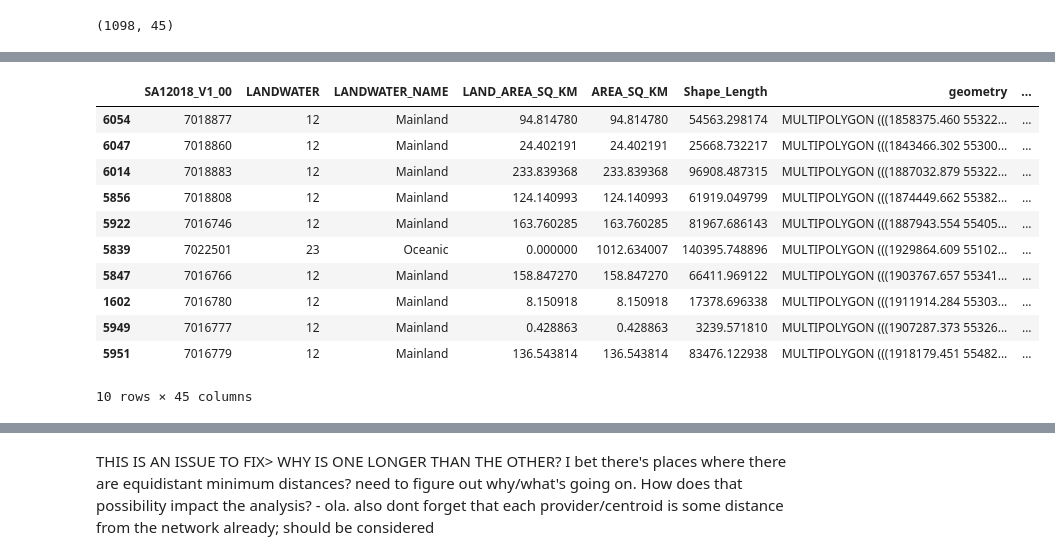
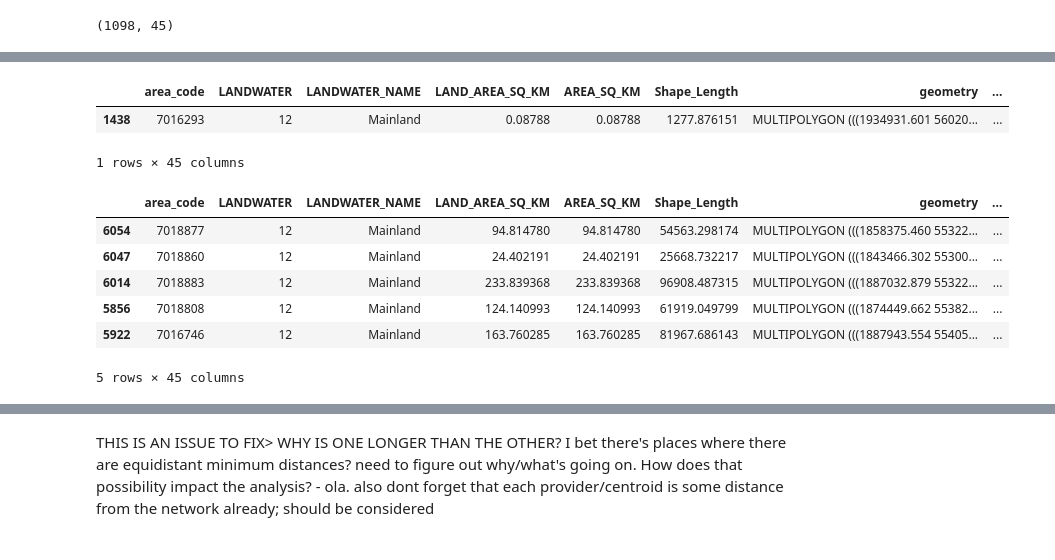
Before and after one commit to gsokolow/Flooding-and-Healthcare-2024, a Jupyter notebook: procedure/code/01-Jupyter_notebook.ipynb, the cells around one changed output, grey strips where cells are left out. Saved outputs shown, nothing was run; the diff lists cells and outputs as text; code cells hidden in the pictures.

```diff
--- a/procedure/code/01-Jupyter_notebook.ipynb
+++ b/procedure/code/01-Jupyter_notebook.ipynb
@@ -1239,0 +1281,3 @@ c_nearest_nodes.shape
+# %%
+# before joining, we need to make sure the columns we want to join on have the same name
+c_nearest_nodes = c_nearest_nodes.rename(columns={"SA12018_V1_00": "area_code"})
@@ -1240,15 +1355,16 @@ c_nearest_nodes.shape
+# %%
+extra_c.head()
+# %% [output]
+|  | area_code | LANDWATER | LANDWATER_NAME | LAND_AREA_SQ_KM | AREA_SQ_KM | Shape_Length | geometry | ... |
+| 1438 | 7016293 | 12 | Mainland | 0.08788 | 0.08788 | 1277.876151 | MULTIPOLYGON (((1934931.601 56020... | ... |
+1 rows × 45 columns
 # %%
-c_nearest_nodes.head(10)
+c_nearest_nodes.head()
 # %% [output]
-|  | SA12018_V1_00 | LANDWATER | LANDWATER_NAME | LAND_AREA_SQ_KM | AREA_SQ_KM | Shape_Length | geometry | ... |
+|  | area_code | LANDWATER | LANDWATER_NAME | LAND_AREA_SQ_KM | AREA_SQ_KM | Shape_Length | geometry | ... |
 | 6054 | 7018877 | 12 | Mainland | 94.814780 | 94.814780 | 54563.298174 | MULTIPOLYGON (((1858375.460 55322... | ... |
 | 6047 | 7018860 | 12 | Mainland | 24.402191 | 24.402191 | 25668.732217 | MULTIPOLYGON (((1843466.302 55300... | ... |
 | 6014 | 7018883 | 12 | Mainland | 233.839368 | 233.839368 | 96908.487315 | MULTIPOLYGON (((1887032.879 55322... | ... |
 | 5856 | 7018808 | 12 | Mainland | 124.140993 | 124.140993 | 61919.049799 | MULTIPOLYGON (((1874449.662 55382... | ... |
 | 5922 | 7016746 | 12 | Mainland | 163.760285 | 163.760285 | 81967.686143 | MULTIPOLYGON (((1887943.554 55405... | ... |
-| 5839 | 7022501 | 23 | Oceanic | 0.000000 | 1012.634007 | 140395.748896 | MULTIPOLYGON (((1929864.609 55102... | ... |
-| 5847 | 7016766 | 12 | Mainland | 158.847270 | 158.847270 | 66411.969122 | MULTIPOLYGON (((1903767.657 55341... | ... |
-| 1602 | 7016780 | 12 | Mainland | 8.150918 | 8.150918 | 17378.696338 | MULTIPOLYGON (((1911914.284 55303... | ... |
-| 5949 | 7016777 | 12 | Mainland | 0.428863 | 0.428863 | 3239.571810 | MULTIPOLYGON (((1907287.373 55326... | ... |
-| 5951 | 7016779 | 12 | Mainland | 136.543814 | 136.543814 | 83476.122938 | MULTIPOLYGON (((1918179.451 55482... | ... |
-10 rows × 45 columns
+5 rows × 45 columns
```
Also changed, not shown: parts of 34 cells of this notebook.
